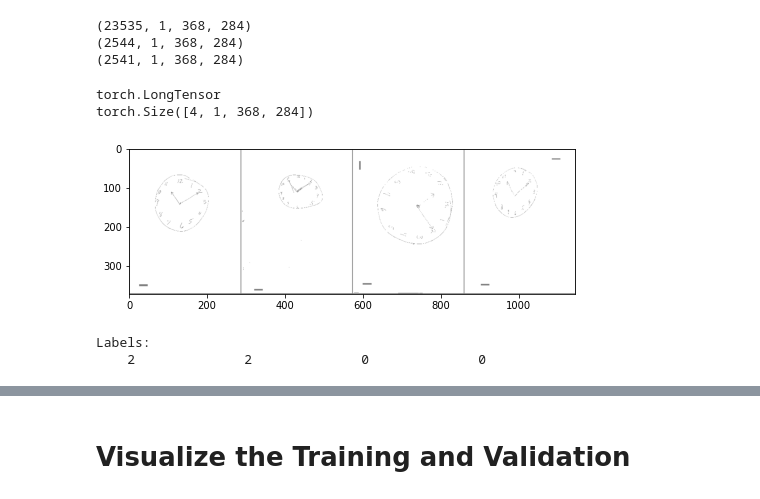
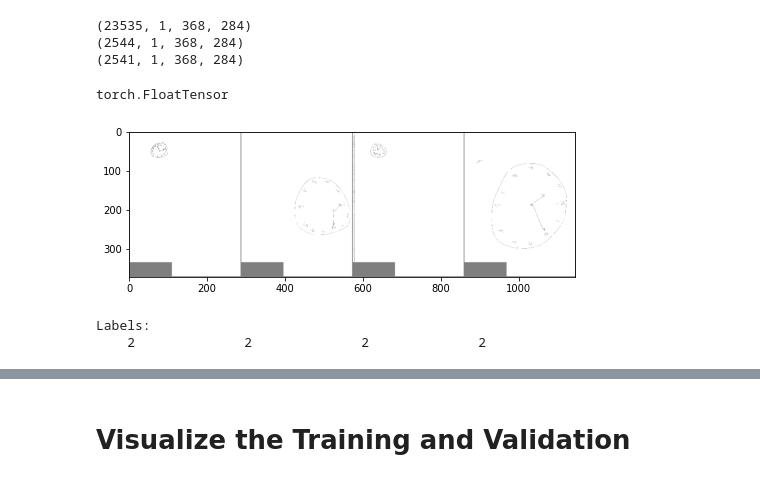
Before and after one commit to ian-byrne/MADSmilestone2, a Jupyter notebook: Supervised_CNN.ipynb, the cells around one changed output, grey strips where cells are left out. Saved outputs shown, nothing was run; the diff lists cells and outputs as text; code cells hidden in the pictures.

Commit message:
streaming in data

```diff
--- a/Supervised_CNN.ipynb
+++ b/Supervised_CNN.ipynb
@@ -120,16 +179,18 @@ loss_stats = {
 # %%
 # Load numpy array files, add dimension of 1 for gray scale, and zip images and labels
 # get zipped im label and separate label tensors
-tr_im_path = "Dementia_label_data/balanced_training.npy"
-tr_lb_path = "Dementia_label_data/balanced_train_labels.npy"
-val_im_path = "Dementia_label_data/val_im_nobal.npy"
-val_lb_path = "Dementia_label_data/val_labels_im_nobal.npy"
-tst_im_path = "Dementia_label_data/test_im_nobal.npy"
-tst_lb_path = "Dementia_label_data/val_labels_im_nobal.npy"
+"""
+tr_im_path = "/content/gdrive/MyDrive/Colab Notebooks/numpy_files/Dementia_label_data/balanced_training.npy"
+tr_lb_path = "/content/gdrive/MyDrive/Colab Notebooks/numpy_files/Dementia_label_data/balanced_train_labels.npy"
+val_im_path = "/content/gdrive/MyDrive/Colab Notebooks/numpy_files/Dementia_label_data/val_im_nobal.npy"
+val_lb_path = "/content/gdrive/MyDrive/Colab Notebooks/numpy_files/Dementia_label_data/val_labels_im_nobal.npy"
+tst_im_path = "/content/gdrive/MyDrive/Colab Notebooks/numpy_files/Dementia_label_data/test_im_nobal.npy"
+tst_lb_path = "/content/gdrive/MyDrive/Colab Notebooks/numpy_files/Dementia_label_data/val_labels_im_nobal.npy"
 
 training_data, y_train_tensor = ld.load_np_files(tr_im_path, tr_lb_path)
 validation_data, y_val_tensor = ld.load_np_files(val_im_path, val_lb_path)
 test_data, y_test_tensor = ld.load_np_files(tst_im_path, tst_lb_path)
+"""
 # %% [output]
 (23535, 1, 368, 284)
 (2544, 1, 368, 284)
@@ -146,32 +289,33 @@ classes = (0, 1, 2)
 # %%
+#Labels
+classes = (0, 1, 2)
 def imshow(img):
     img = img / 2 + 0.5     # unnormalize
     npimg = img.numpy()
     plt.figure(figsize=(8,10))
     plt.imshow(np.transpose(npimg, (1, 2, 0)))
     plt.show()
 
-
+batch = 8
 # get some random training images
-dataiter = iter(train_loader)
+dataiter = iter(test_loader)
 images, labels = dataiter.next()
 #print(images.size())
 print(images.type())
 #images = images.unsqueeze(1)
-print(images.size())
+#print(type(np.float32(labels)))
 # show images
 imshow(torchvision.utils.make_grid(images, nrow = 4))
 # print labels
 print('Labels:')
-print('          '.join('%5s' % classes[labels[j]] for j in range(batch_size)))
+print('          '.join('%5s' % classes[labels[j]] for j in range(4)))
 
 #Printing as RGB, just using basic pytorch dataloader likely converting to rbg
 # %% [output]
-torch.LongTensor
-torch.Size([4, 1, 368, 284])
+torch.FloatTensor
-[figure, old version]
+[figure, new version]
 Labels:
-    2              2              0              0
+    2              2              2              2
 # %%
 # Set to GPU
 device = torch.device('cuda:0' if torch.cuda.is_available() else 'cpu')
```
Also changed, not shown: parts of 20 cells of this notebook.
